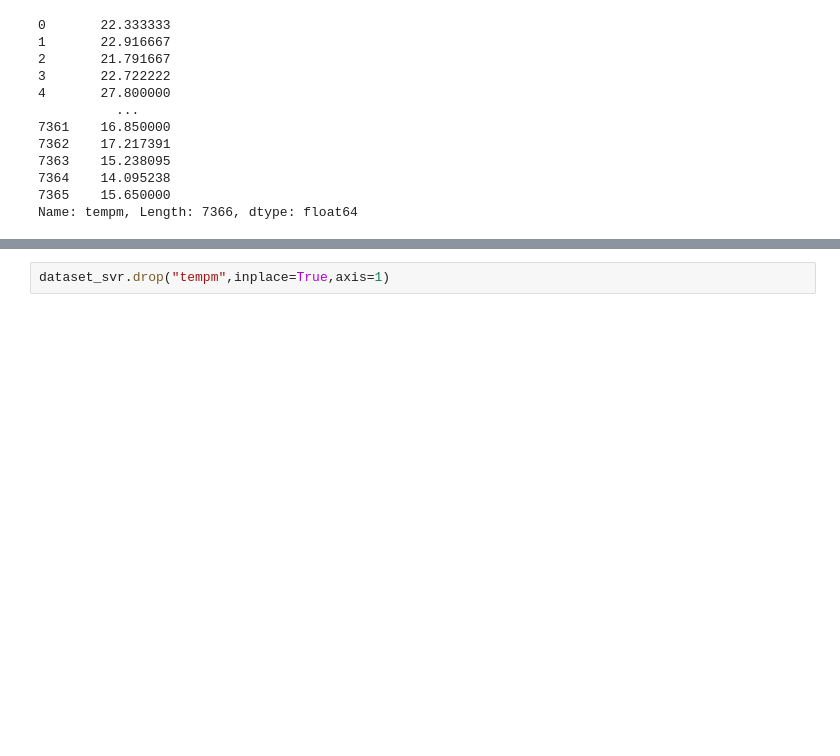
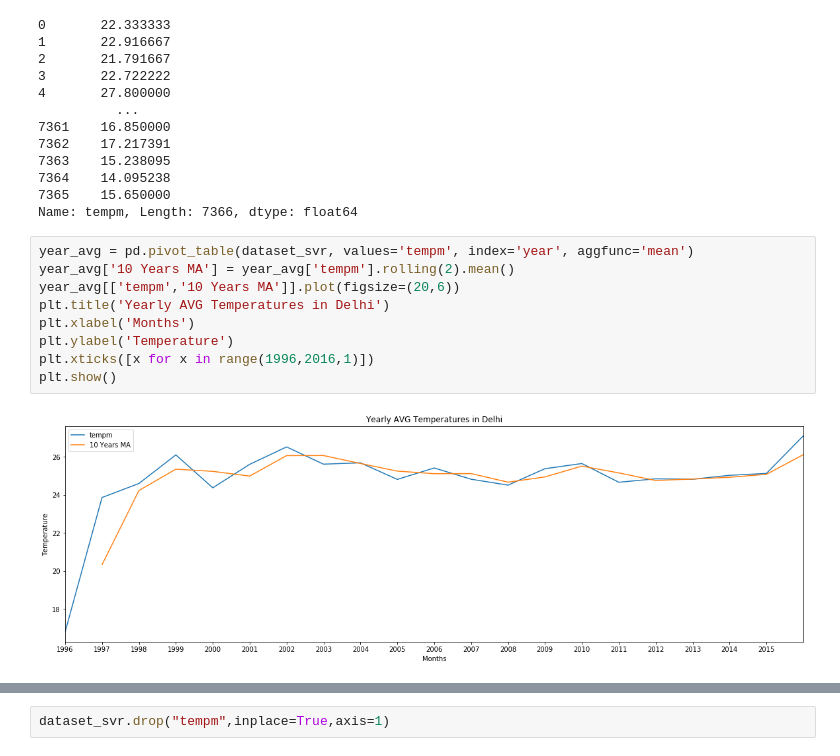
Before and after one commit to i-shitizkhanna/Time-Series-Forecasting, a Jupyter notebook: Support_Vector_Regression.ipynb, the cells around one changed output, grey strips where cells are left out. Cells and saved outputs as stored; diff of their text form; blank space fills up the shorter version.

```diff
--- a/Support_Vector_Regression.ipynb
+++ b/Support_Vector_Regression.ipynb
@@ -242,3 +245,14 @@ y
 7364    14.095238
 7365    15.650000
 Name: tempm, Length: 7366, dtype: float64
+# %%
+year_avg = pd.pivot_table(dataset_svr, values='tempm', index='year', aggfunc='mean')
+year_avg['10 Years MA'] = year_avg['tempm'].rolling(2).mean()
+year_avg[['tempm','10 Years MA']].plot(figsize=(20,6))
+plt.title('Yearly AVG Temperatures in Delhi')
+plt.xlabel('Months')
+plt.ylabel('Temperature')
+plt.xticks([x for x in range(1996,2016,1)])
+plt.show()
+# %% [output]
+[figure, added]
```
Also changed, not shown: parts of 3 cells of this notebook, 2 other files.
